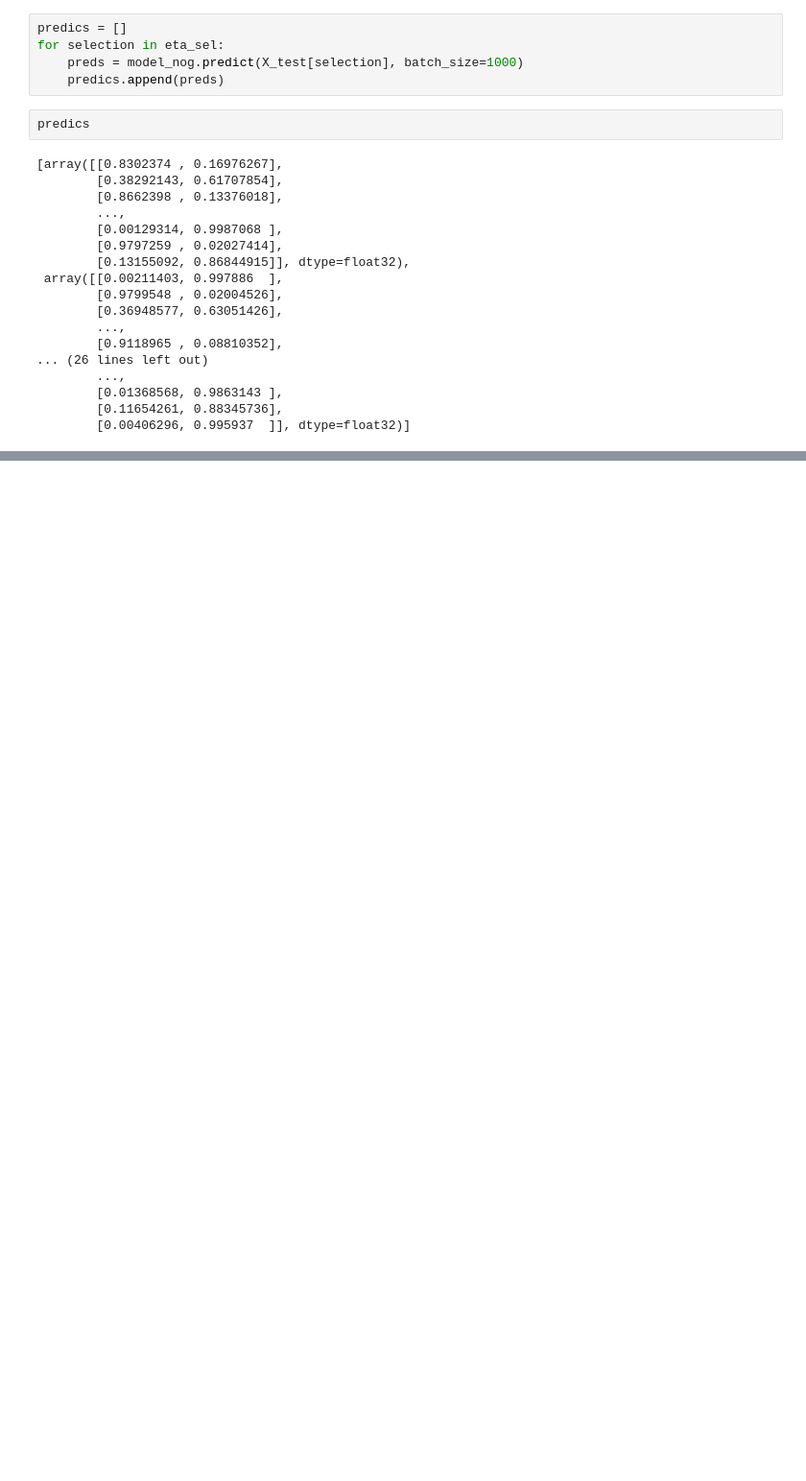
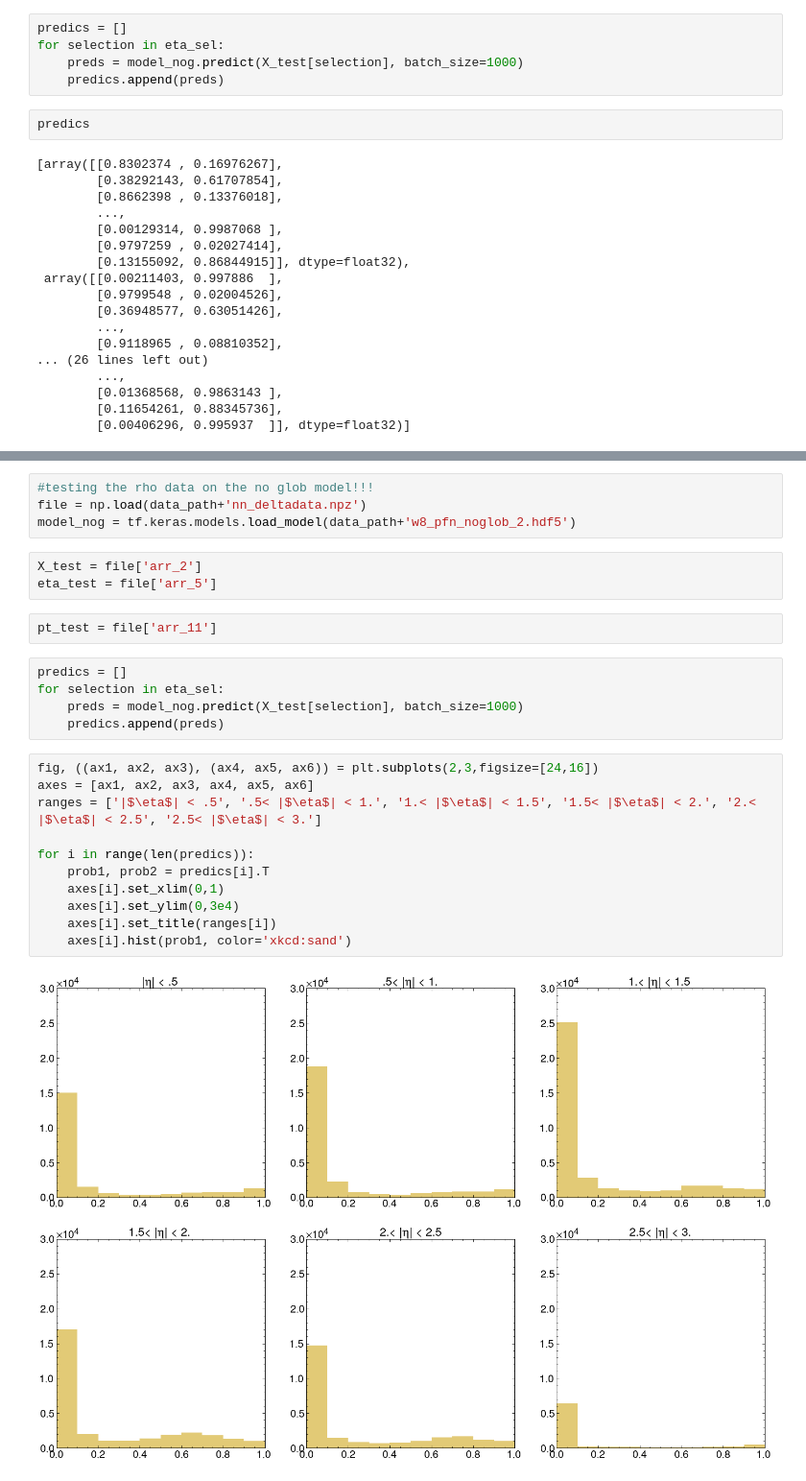
Before and after one commit to KaelaDouglas/LCStudies, a Jupyter notebook: classifier/Week9_rhotest.ipynb, the cells around one changed output, grey strips where cells are left out. Shown at 96% size. Drawn from its saved outputs; the diff is of its cells as text; blank space fills up the shorter version.

```diff
--- a/classifier/Week9_rhotest.ipynb
+++ b/classifier/Week9_rhotest.ipynb
@@ -84,0 +140,27 @@ pt_test = file['arr_']
+# %%
+#testing the rho data on the no glob model!!!
+file = np.load(data_path+'nn_deltadata.npz')
+model_nog = tf.keras.models.load_model(data_path+'w8_pfn_noglob_2.hdf5')
+# %%
+X_test = file['arr_2']
+eta_test = file['arr_5']
+# %%
+pt_test = file['arr_11']
+# %%
+predics = []
+for selection in eta_sel:
+    preds = model_nog.predict(X_test[selection], batch_size=1000)
+    predics.append(preds)
+# %%
+fig, ((ax1, ax2, ax3), (ax4, ax5, ax6)) = plt.subplots(2,3,figsize=[24,16])
+axes = [ax1, ax2, ax3, ax4, ax5, ax6]
+ranges = ['|$\eta$| < .5', '.5< |$\eta$| < 1.', '1.< |$\eta$| < 1.5', '1.5< |$\eta$| < 2.', '2.< |$\eta$| < 2.5', '2.5< |$\eta$| < 3.']
+
+for i in range(len(predics)):
+    prob1, prob2 = predics[i].T
+    axes[i].set_xlim(0,1)
+    axes[i].set_ylim(0,3e4)
+    axes[i].set_title(ranges[i])
+    axes[i].hist(prob1, color='xkcd:sand')
+# %% [output]
+[figure, added]
```
Also changed, not shown: parts of 17 cells of this notebook, 6 other files.
